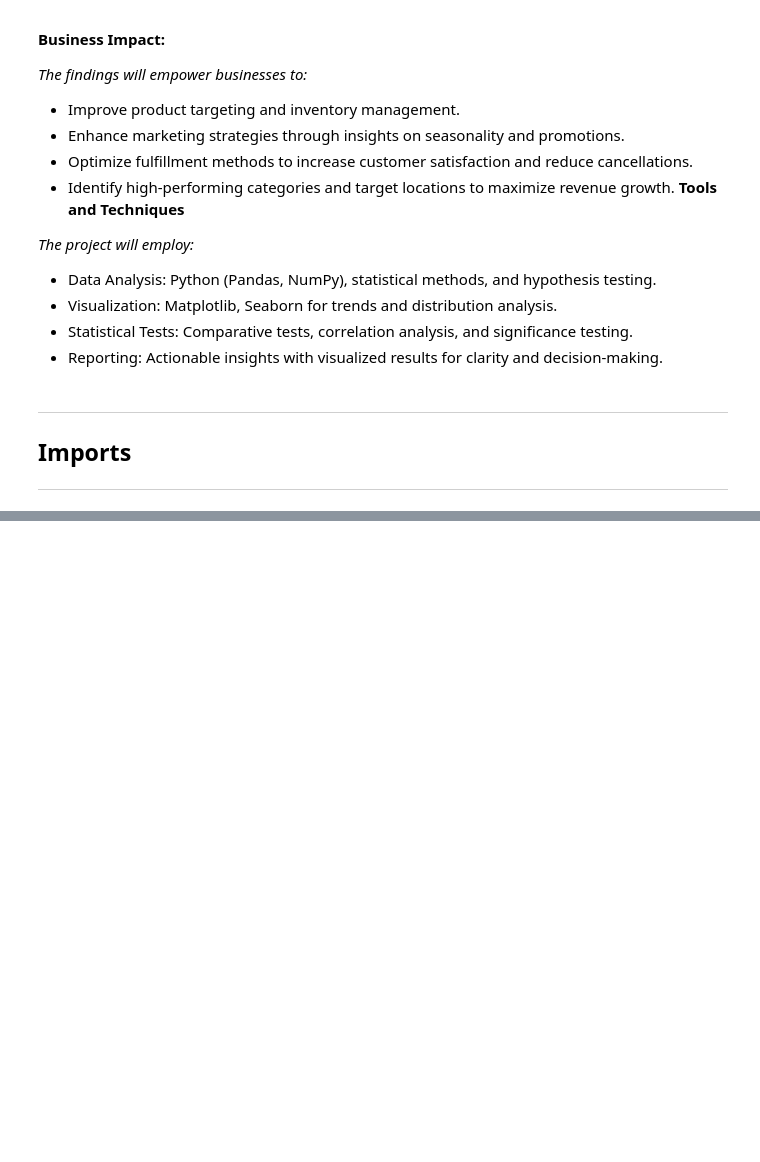
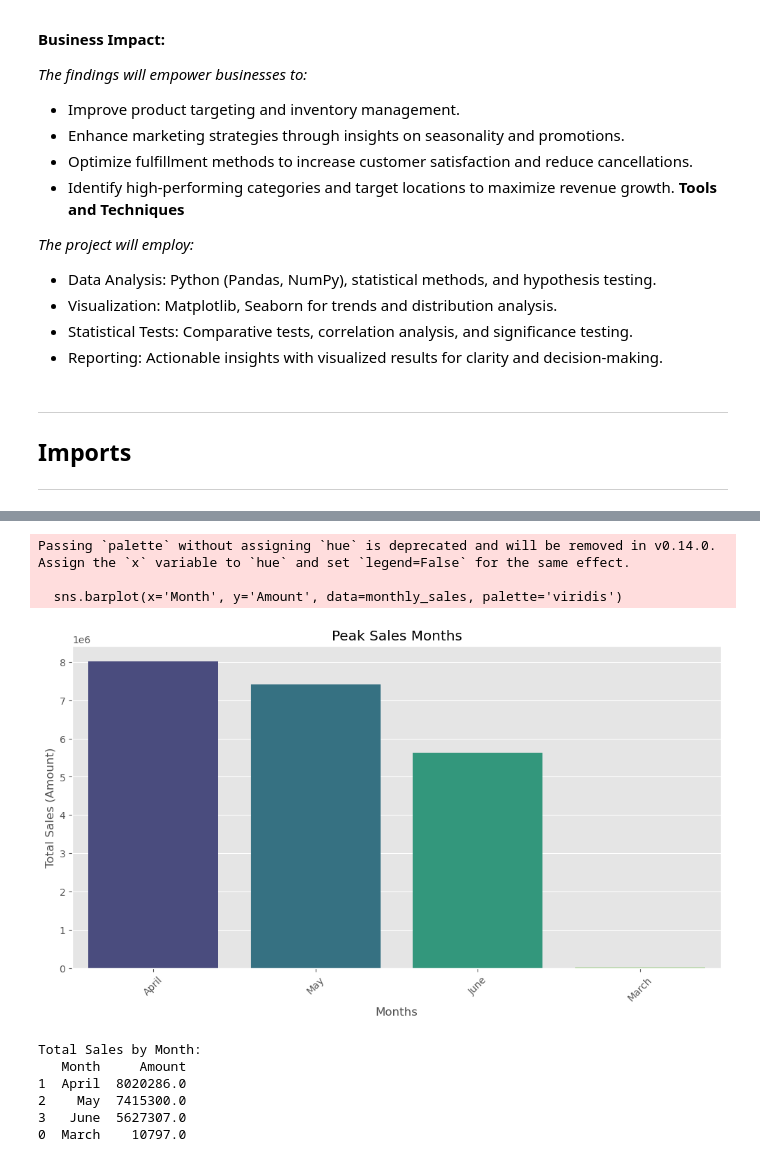
Before and after one commit to ElifSurucu/Analyzing-E-Commerce-Sales-Performance, a Jupyter notebook: Analysis_Notebook.ipynb, the cells around one changed output, grey strips where cells are left out. Saved outputs shown, nothing was run; the diff lists cells and outputs as text; code cells hidden in the pictures; blank space fills up the shorter version.

```diff
--- a/Analysis_Notebook.ipynb
+++ b/Analysis_Notebook.ipynb
@@ -124,0 +386,40 @@ ________________________________________
+# %%
+#12.What are the peak sales months and seasons?
+
+ecommerce_data['Month'] = pd.to_datetime(ecommerce_data['Date']).dt.month
+ecommerce_data['Year'] = pd.to_datetime(ecommerce_data['Date']).dt.year
+
+monthly_sales = ecommerce_data.groupby('Month')['Amount'].sum().reset_index()
+
+month_names = ["January", "February", "March", "April", "May", "June",
+               "July", "August", "September", "October", "November", "December"]
+
+monthly_sales['Month'] = monthly_sales['Month'].apply(lambda x: month_names[x-1])
+
+# Sort by total sales to highlight peak months
+monthly_sales = monthly_sales.sort_values(by='Amount', ascending=False)
+# %%
+# Visualize Peak Sales by Month
+plt.figure(figsize=(12, 6))
+sns.barplot(x='Month', y='Amount', data=monthly_sales, palette='viridis')
+
+plt.title("Peak Sales Months")
+plt.xlabel("Months")
+plt.ylabel("Total Sales (Amount)")
+plt.xticks(rotation=45)
+plt.show()
+
+# Print the data for clarity
+print("Total Sales by Month:")
+print(monthly_sales)
+# %% [output]
+Passing `palette` without assigning `hue` is deprecated and will be removed in v0.14.0. Assign the `x` variable to `hue` and set `legend=False` for the same effect.
+
+  sns.barplot(x='Month', y='Amount', data=monthly_sales, palette='viridis')
+[figure, added]
+Total Sales by Month:
+   Month     Amount
+1  April  8020286.0
+2    May  7415300.0
+3   June  5627307.0
+0  March    10797.0
```
Also changed, not shown: parts of 58 cells of this notebook, 1 other file.
